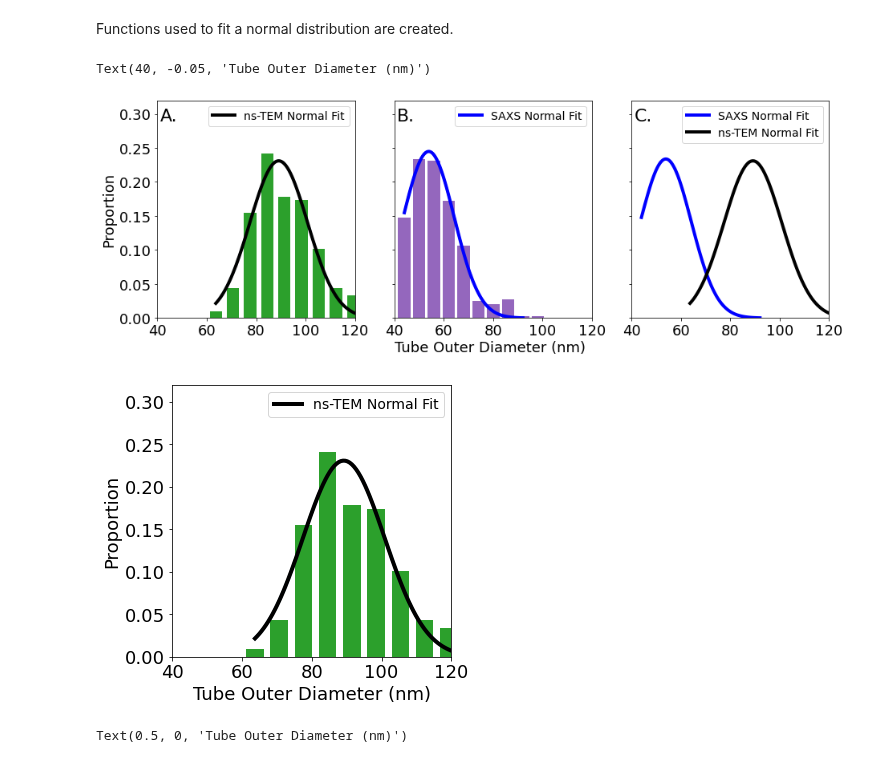
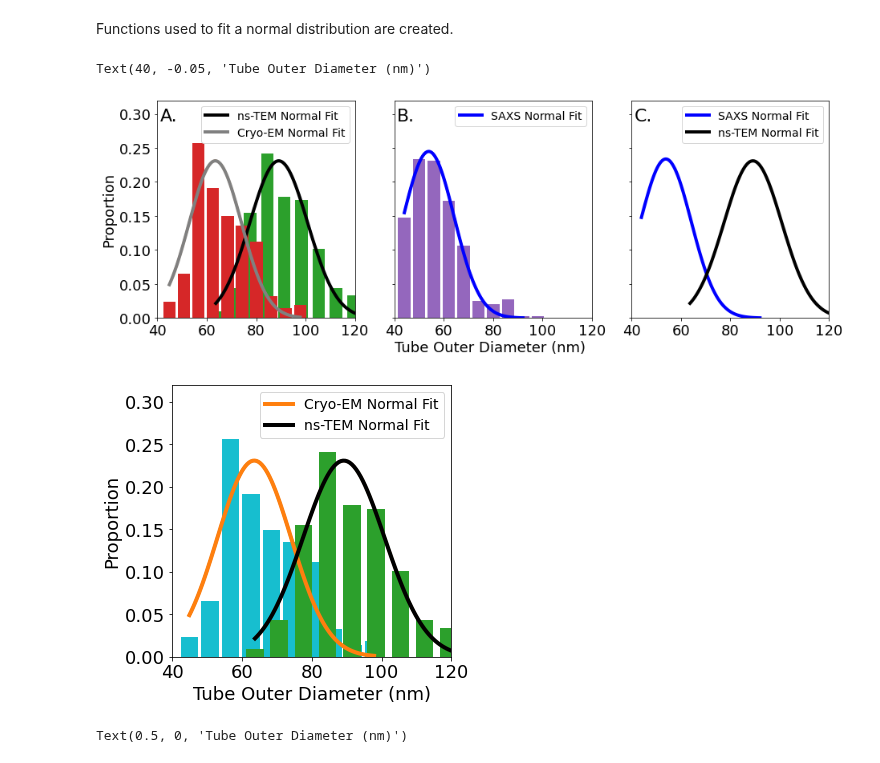
Before and after one commit to pozzo-research-group/MC-DFM, a Jupyter notebook: Notebooks/RhuA Tubes Plotting.ipynb, the cells around one changed output. Drawn from its saved outputs; the diff is of its cells as text; code cells hidden in the pictures.

```diff
--- a/Notebooks/RhuA Tubes Plotting.ipynb
+++ b/Notebooks/RhuA Tubes Plotting.ipynb
@@ -26,6 +26,7 @@ The distributions from SAXS are first imported.
 exp_data = np.load('../Data/RhuA/RhuA_Exp_Data.npy')
 model_avg = np.load('../Images/RhuA/best_model_avg.npy')
 em_data = pd.read_excel('../Data/RhuA/EM_tube_diameter.xlsx')
+cryo_em_data = pd.read_excel('../Data/RhuA/Cryo_EM_tube_diameter.xlsx')
 hist_data = np.load('../Images/RhuA/prop_histogram.npy')
 # %%
 plt.rcParams.update({'font.size': 26})
@@ -85,6 +86,9 @@ x_sizes, normal_fit, popt = calculate_max_wv(hist_data[:,0], hist_data[:,1], low
 
 x,y = np.histogram(em_data)
 x_sizes_em, normal_fit_em, popt_em = calculate_max_wv(y[:-1], x, lower = 3)
+
+x_,y_ = np.histogram(cryo_em_data)
+x_sizes_cryo_em, normal_fit_cryo_em, popt_cryo_em = calculate_max_wv(y_, x_, lower = 2)
 # %%
 sizes = hist_data[:,0]
 sizes_em = y
@@ -95,6 +99,12 @@ fig, ax = plt.subplots(figsize=(15, 5), ncols=3, nrows=1, sharey=True)
 ax[0].bar(y[:-1], x/np.sum(x), width = 5, color='C2')
 ax[0].plot(x_sizes_em, normal_fit_em/4, linewidth = 3)
 ax[0].plot(x_sizes_em, normal_fit_em/4, linewidth = 4, color = 'black', label = 'ns-TEM Normal Fit')
+
+ax[0].bar(y_[:-1], x_/np.sum(x_), width = 5, color='C3')
+ax[0].plot(x_sizes_cryo_em, normal_fit_cryo_em/3.5, linewidth = 3)
+ax[0].plot(x_sizes_cryo_em, normal_fit_cryo_em/3.5, linewidth = 4, color = 'gray', label = 'Cryo-EM Normal Fit')
+
+
 ax[0].set_ylabel('Proportion')
 ax[0].legend(loc = 1, fontsize = 14)
 ax[0].set_ylim([0, 0.32])
@@ -119,21 +129,31 @@ ax[1].text(40, -0.05, 'Tube Outer Diameter (nm)')
 #plt.savefig('../Images/RhuA/Histogram_Comparison.png', dpi=300, bbox_inches="tight")
 # %% [output]
 Text(40, -0.05, 'Tube Outer Diameter (nm)')
-[figure, old version]
+[figure, new version]
 # %%
 fig, ax = plt.subplots(figsize=(5, 5))
+
+
+ax.bar(y_[:-1], x_/np.sum(x_), width = 5, color='C9')
+ax.plot(x_sizes_cryo_em, normal_fit_cryo_em/3.5, linewidth = 3)
+ax.plot(x_sizes_cryo_em, normal_fit_cryo_em/3.5, linewidth = 4, color = 'C1', label = 'Cryo-EM Normal Fit')
+
+
 ax.bar(y[:-1], x/np.sum(x), width = 5, color='C2')
 ax.set_ylim([0, 0.32])
 ax.plot(x_sizes_em, normal_fit_em/4, linewidth = 3)
 ax.plot(x_sizes_em, normal_fit_em/4, linewidth = 4, color = 'black', label = 'ns-TEM Normal Fit')
+
+
+
 ax.set_ylabel('Proportion')
 ax.legend(loc = 1, fontsize = 14)
 ax.set_ylim([0, 0.32])
 ax.set_xlabel('Tube Outer Diameter (nm)')
 ax.set_xlim([40, 120])
-#plt.savefig('../Images/RhuA/TEM_histogram.png', dpi=300, bbox_inches="tight")
+#plt.savefig('../Images/RhuA/EM_histogram.png', dpi=600, bbox_inches="tight")
 # %% [output]
-[figure, old version]
+[figure, new version]
 # %%
 fig, ax = plt.subplots(figsize=(5, 5))
 ax.bar(hist_data[:-1,0], hist_data[:-1,1], width = 5, color = 'C4')
```
Also changed, not shown: parts of 3 cells of this notebook.
